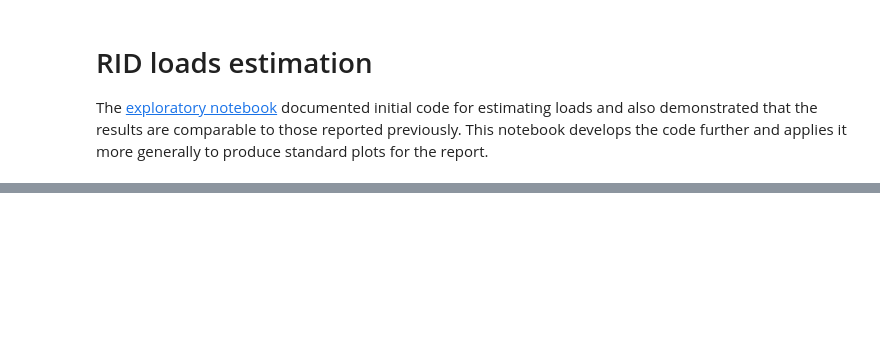
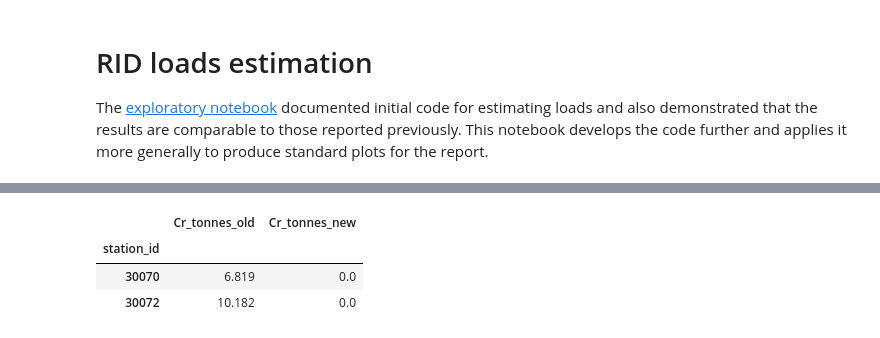
Before and after one commit to JamesSample/rid, a Jupyter notebook: notebooks/estimate_loads.ipynb, the cells around one changed output, grey strips where cells are left out. Cells and saved outputs as stored; diff of their text form; code cells hidden in the pictures; blank space fills up the shorter version.

```diff
--- a/notebooks/estimate_loads.ipynb
+++ b/notebooks/estimate_loads.ipynb
@@ -131 +223,13 @@ lds_all.head()
+# %%
+# Get just the data for Cr
+val_cols = [i for i in df.columns if i.split('_')[0]=='Cr']
+df_cr = df[val_cols]
+
+# Identify "outlier stations"
+df_cr.query('(Cr_tonnes_new == 0) and (Cr_tonnes_old > 6)')
+# %% [output]
+|  | Cr_tonnes_old | Cr_tonnes_new |
+| station_id |  |  |
+| 30070 | 6.819 | 0.0 |
+| 30072 | 10.182 | 0.0 |
 # %% [markdown]
```
Also changed, not shown: parts of 15 cells of this notebook, 4 other files.
